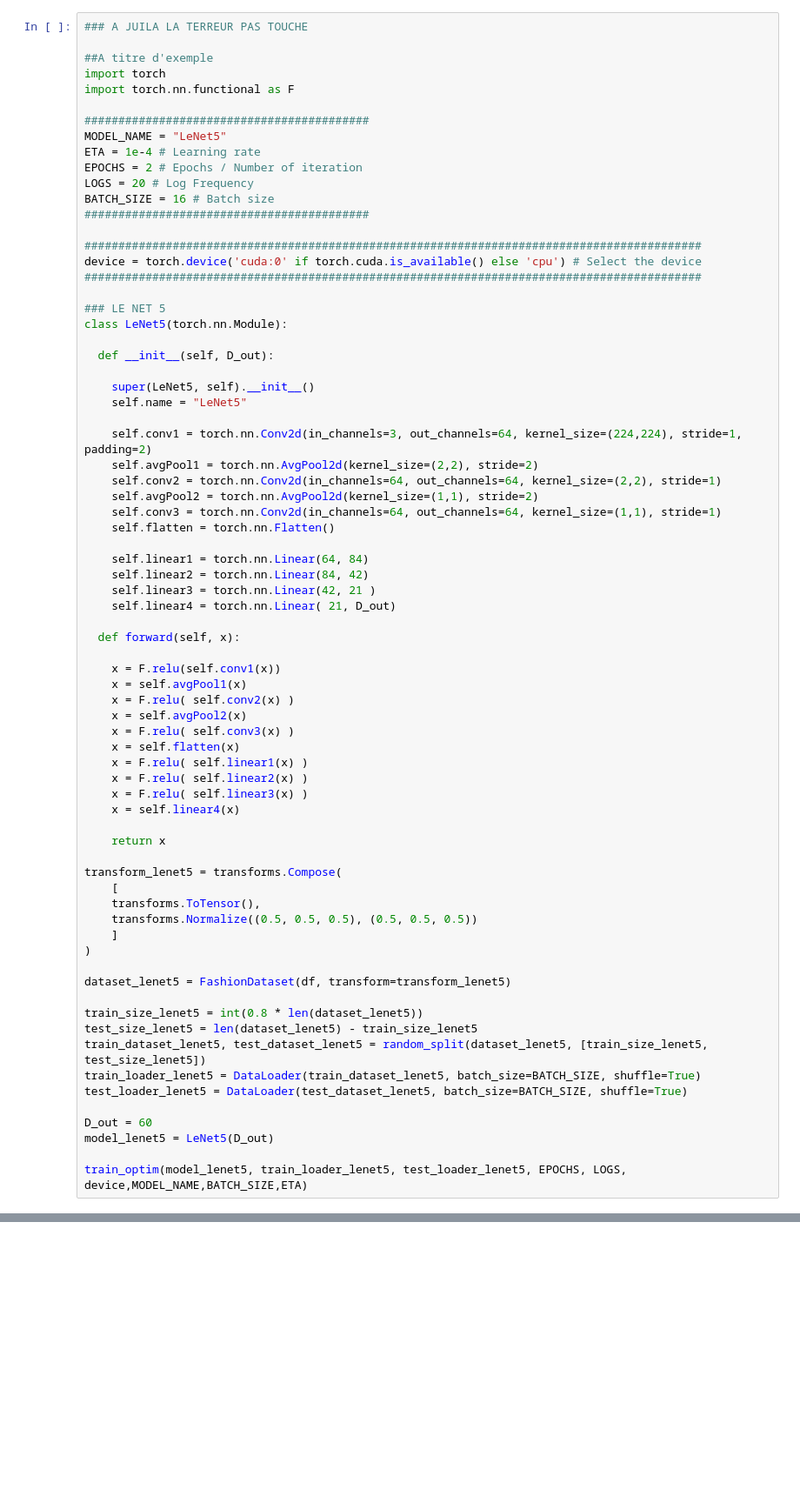
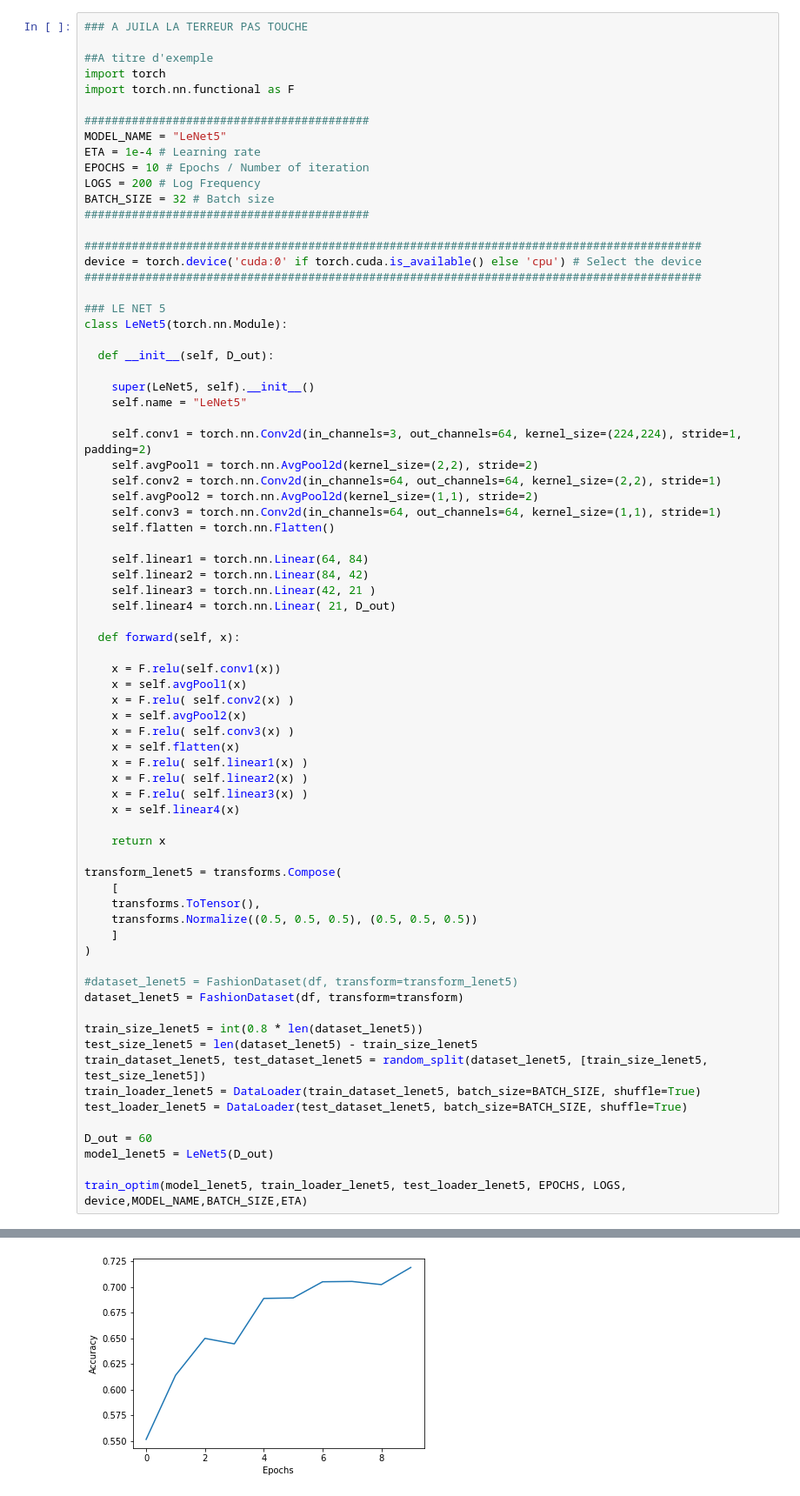
Before and after one commit to KontainPluton/TPs_Artificial_Neural_Network, a Jupyter notebook: Projet/Projet_Fashion.ipynb, the cells around one changed output, grey strips where cells are left out. Shown: that part at 87% size. Cells and saved outputs as stored; diff of their text form; blank space fills up the shorter version.

```diff
--- a/Projet/Projet_Fashion.ipynb
+++ b/Projet/Projet_Fashion.ipynb
@@ -619,9 +651,9 @@ import torch.nn.functional as F
 ##########################################
 MODEL_NAME = "LeNet5"
 ETA = 1e-4 # Learning rate
-EPOCHS = 2 # Epochs / Number of iteration
-LOGS = 20 # Log Frequency
-BATCH_SIZE = 16 # Batch size
+EPOCHS = 10 # Epochs / Number of iteration
+LOGS = 200 # Log Frequency
+BATCH_SIZE = 32 # Batch size
 ##########################################
 
 ###########################################################################################
@@ -670,7 +702,8 @@ transform_lenet5 = transforms.Compose(
     ]
 )
 
-dataset_lenet5 = FashionDataset(df, transform=transform_lenet5)
+#dataset_lenet5 = FashionDataset(df, transform=transform_lenet5)
+dataset_lenet5 = FashionDataset(df, transform=transform)
 
 train_size_lenet5 = int(0.8 * len(dataset_lenet5))
 test_size_lenet5 = len(dataset_lenet5) - train_size_lenet5
@@ -686,0 +736 @@ RuntimeError: Given groups=1, weight of size [6, 1, 5, 5], expected input[64, 3,
+[figure, added]
```
Also changed, not shown: parts of 8 cells of this notebook.
